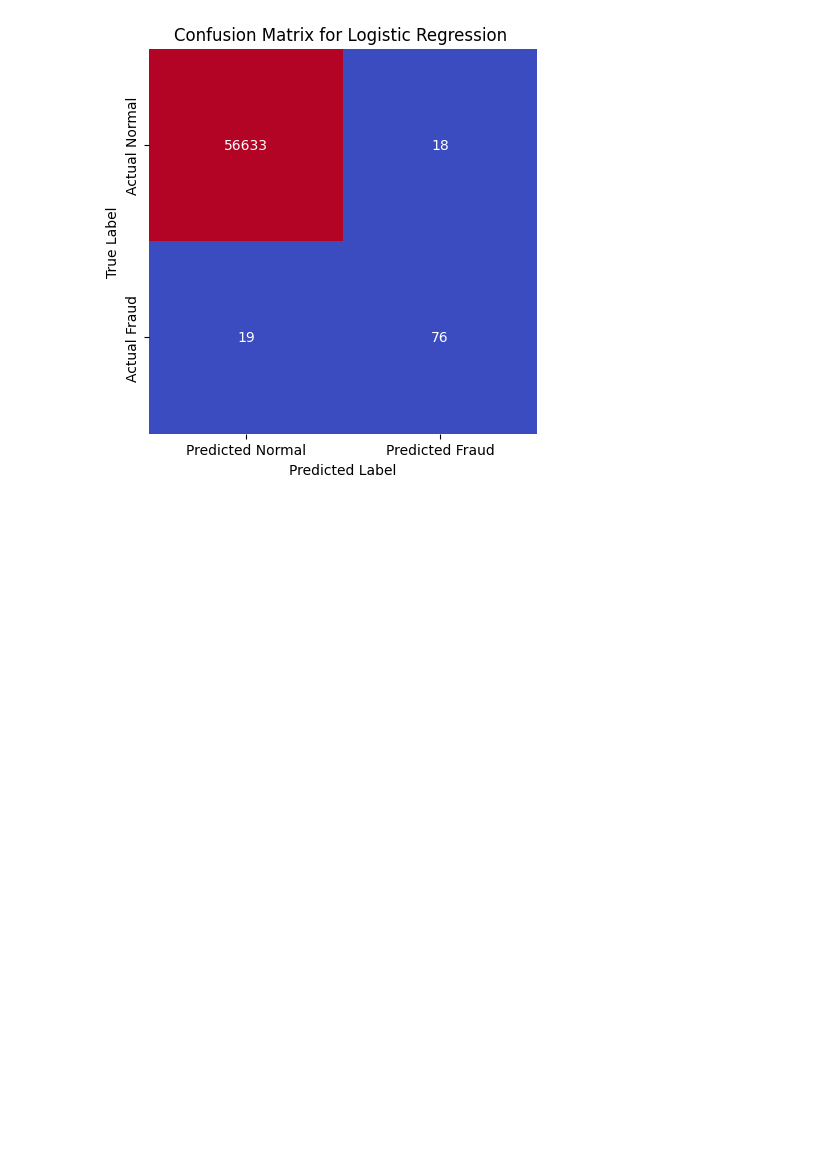
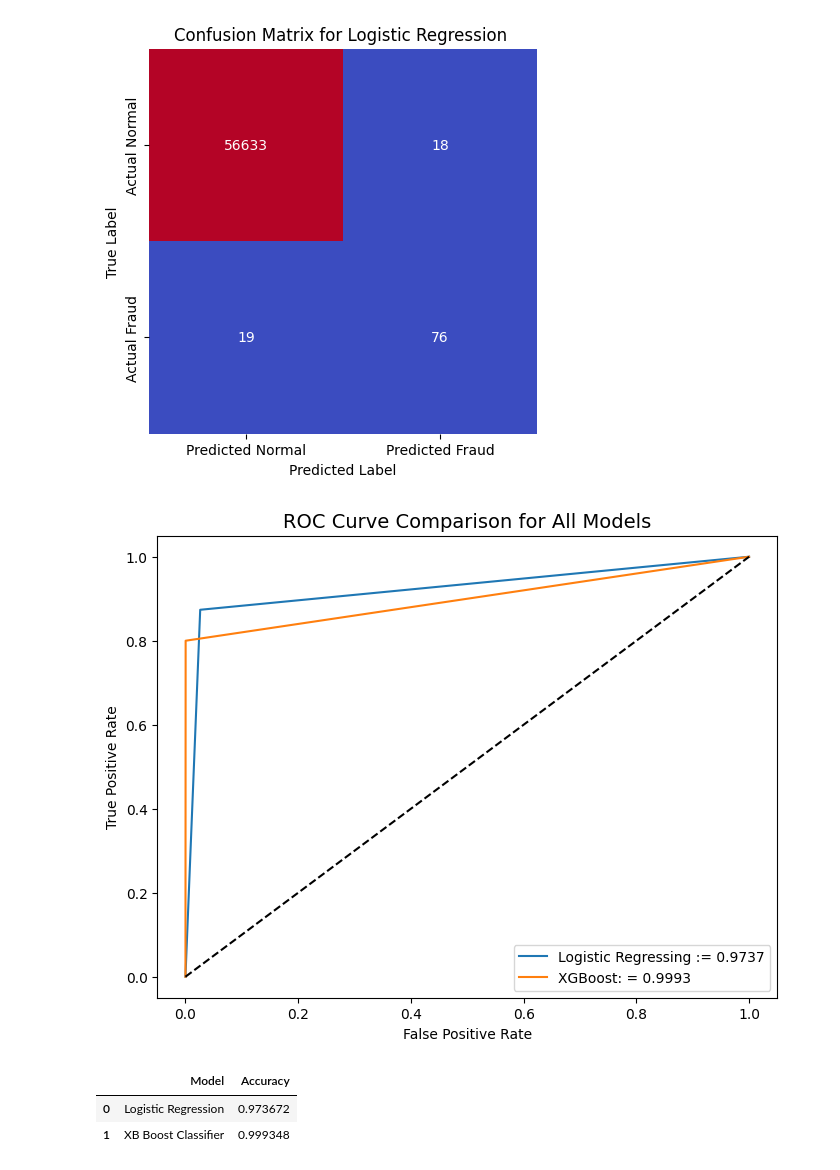
Before and after one commit to kunalvanjani705-tech/CreditCard-Fraud-Detection, a Jupyter notebook: CCFraudAnalysis.ipynb, the cells around one changed output. Drawn from its saved outputs; the diff is of its cells as text; code cells hidden in the pictures; blank space fills up the shorter version.

```diff
--- a/CCFraudAnalysis.ipynb
+++ b/CCFraudAnalysis.ipynb
@@ -408,3 +410,33 @@ Classification Report:
    macro avg       0.90      0.90      0.90     56746
 weighted avg       1.00      1.00      1.00     56746
 [figure]
+# %%
+fpr_lr, tpr_lr, _ = roc_curve(y_test, y_pred)
+fpr_xgb, tpr_xgb, _ = roc_curve(y_test, XGB_y_pred)
+
+plt.figure(figsize=(8,6))
+plt.plot(fpr_lr, tpr_lr, label=f'Logistic Regressing := {accuracy_Lr:.4f}')
+plt.plot(fpr_xgb, tpr_xgb, label=f"XGBoost: = {accuracy_XGB:.4f}")
+plt.plot([0,1],[0,1],'k--')  # diagonal
+plt.xlabel("False Positive Rate")
+plt.ylabel("True Positive Rate")
+plt.title('ROC Curve Comparison for All Models', fontsize=14)
+plt.legend()
+plt.show()
+# %% [output]
+[figure, added]
+# %%
+# Create your model metrics (replace with your actual metrics if you have cross-validation means)
+
+model_names = ['Logistic Regression', 'XB Boost Classifier']
+accuracy=[accuracy_Lr, accuracy_XGB]
+
+#Build comparision DataFrame
+compare = pd.DataFrame({
+    'Model': model_names,
+    'Accuracy': accuracy})
+compare
+# %% [output]
+|  | Model | Accuracy |
+| 0 | Logistic Regression | 0.973672 |
+| 1 | XB Boost Classifier | 0.999348 |
```
Also changed, not shown: parts of 1 cell of this notebook.
